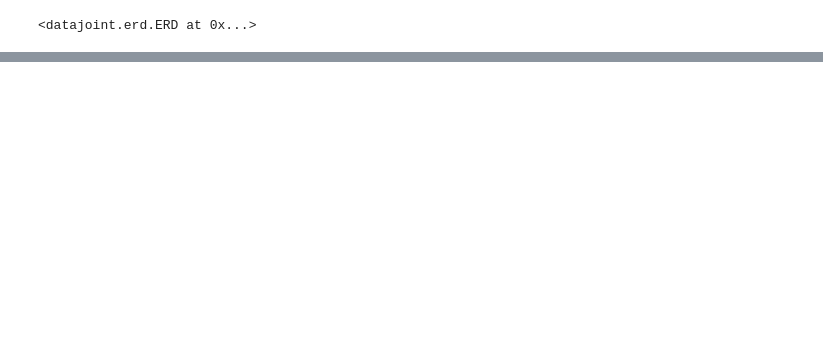
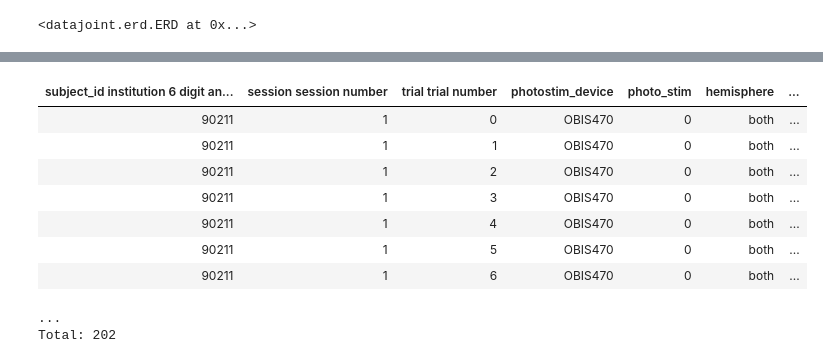
Before and after one commit to mesoscale-activity-map/map-ephys, a Jupyter notebook: notebook/new_psth.ipynb, the cells around one changed output, grey strips where cells are left out. Cells and saved outputs as stored; diff of their text form; code cells hidden in the pictures; blank space fills up the shorter version.

```diff
--- a/notebook/new_psth.ipynb
+++ b/notebook/new_psth.ipynb
@@ -56 +40,14 @@ unit=ephys.Unit()
+# %%
+experiment.PhotostimTrialEvent() & sess_key
+# %% [output]
+| subject_id institution 6 digit an... | session session number | trial trial number | photostim_device | photo_stim | hemisphere | ... |
+| 90211 | 1 | 0 | OBIS470 | 0 | both | ... |
+| 90211 | 1 | 1 | OBIS470 | 0 | both | ... |
+| 90211 | 1 | 2 | OBIS470 | 0 | both | ... |
+| 90211 | 1 | 3 | OBIS470 | 0 | both | ... |
+| 90211 | 1 | 4 | OBIS470 | 0 | both | ... |
+| 90211 | 1 | 5 | OBIS470 | 0 | both | ... |
+| 90211 | 1 | 6 | OBIS470 | 0 | both | ... |
+...
+Total: 202
 # %%
```
Also changed, not shown: parts of 13 cells of this notebook.
